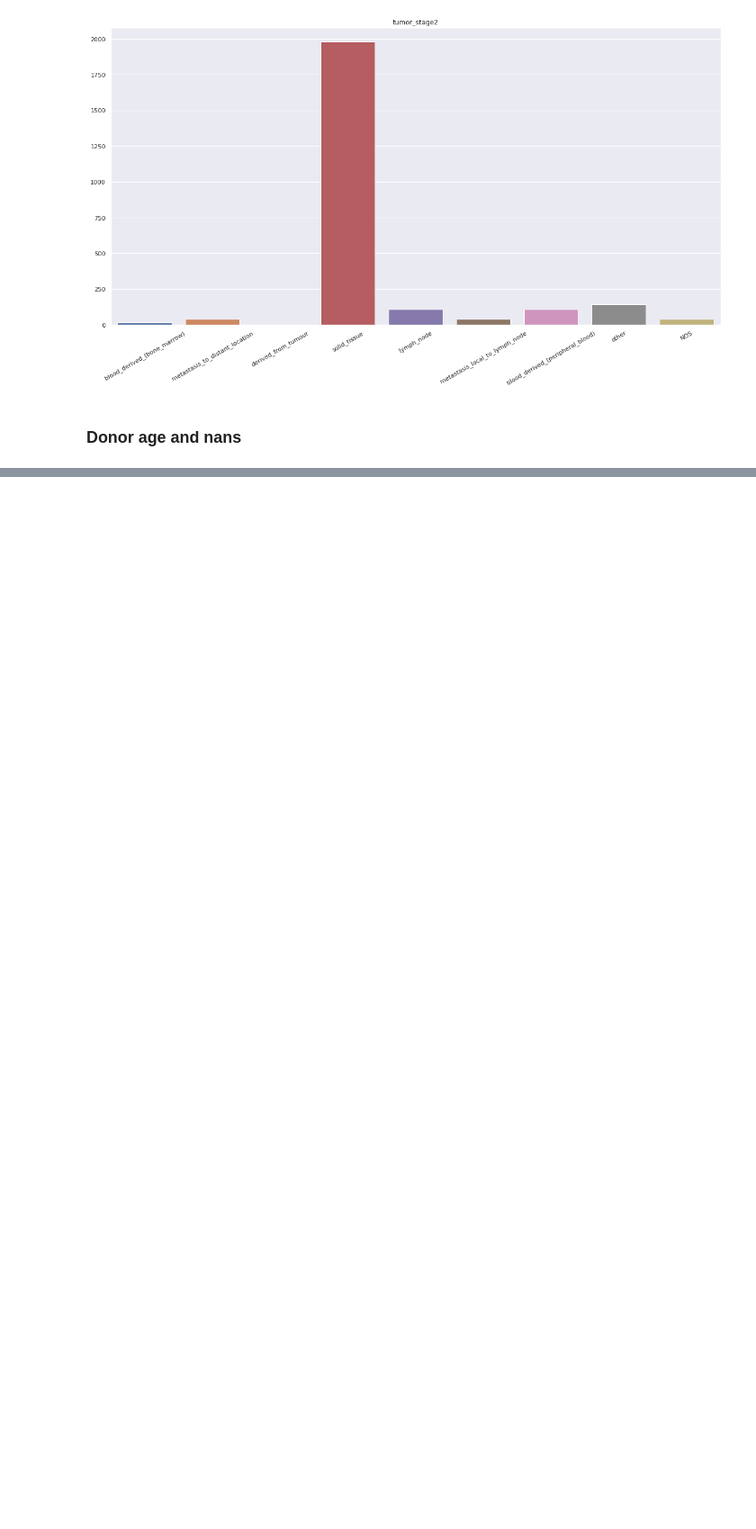
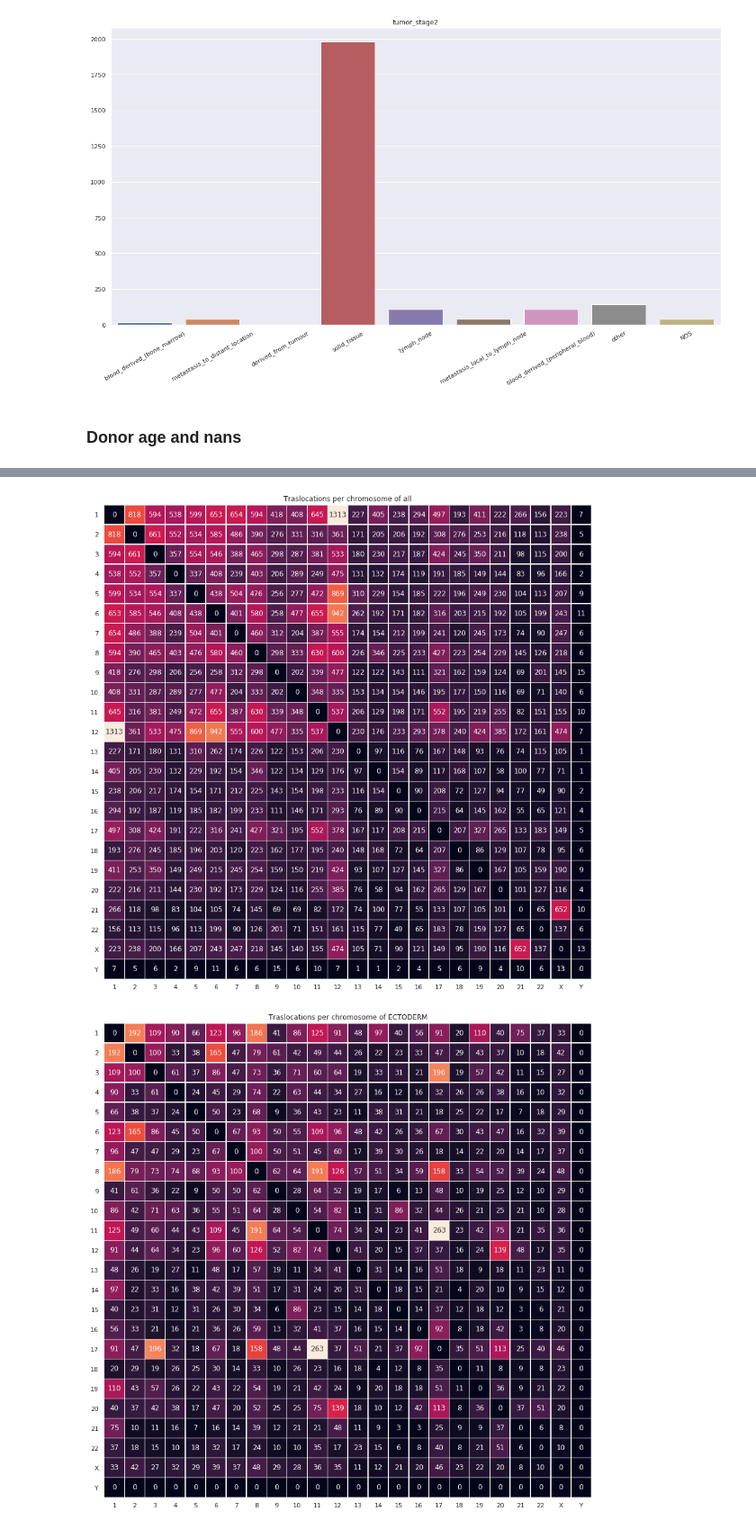
Before and after one commit to HPAI-BSC/chromoplexy_analysis, a Jupyter notebook: src/metadata_study/Data analysis.ipynb, the cells around one changed output, grey strips where cells are left out. Shown at 90% size. Drawn from its saved outputs; the diff is of its cells as text; code cells hidden in the pictures; blank space fills up the shorter version.

```diff
--- a/src/metadata_study/Data analysis.ipynb
+++ b/src/metadata_study/Data analysis.ipynb
@@ -186,0 +277,69 @@ study_donor_age_vs_histology()
+# %%
+def traslocations_frequency_per_chromosome():
+    """
+    This function generates crosstabs to compare the frecuency of the traslocations and other kinds of breaks
+    in the different chromosomes.
+    """
+
+    NUMBER_OF_SAMPLES = -1
+    # Directory containing the files
+    data_path = DATAPATH + '/raw_original_data/allfiles/'
+
+    meta = pd.read_csv(METADATAPATH)
+    meta = meta.set_index('sampleID')
+
+    all_patients = os.listdir(data_path)[:NUMBER_OF_SAMPLES]
+    all_patients = [p.replace('.vcf.tsv', '') for p in all_patients]
+    # Take only the patients that have metadata.
+    all_patients = [p for p in all_patients if p in list(meta.index)]
+
+    cross_tabs = {}
+
+    cross_tabs_traslocations = {}
+
+    # I initialize all the crosstabs
+    for histology in histologies:
+        cross_tabs[histology] = pd.DataFrame(columns=['DEL', 'DUP', 'TRA', 'h2hINV', 't2tINV'],
+                          index=chromosomes)
+        cross_tabs_traslocations[histology] = pd.DataFrame(0, columns=chromosomes, index=chromosomes)
+        # to avoid formating issues
+        cross_tabs[histology].index = cross_tabs[histology].index.map(str)
+        cross_tabs_traslocations[histology].index = cross_tabs_traslocations[histology].index.map(str)
+        # To obtain the chromosomes ordered
+        cross_tabs[histology] = cross_tabs[histology].reindex(index=natsorted(cross_tabs[histology].index))
+
+    for patient in all_patients:
+        patient_path = data_path + patient + '.vcf.tsv'
+        # load patient breaks
+        patient_breaks = pd.read_csv(patient_path, sep='\t', index_col=None)
+        # load the chromosomes as strings
+        patient_breaks['chrom2'] = patient_breaks['chrom2'].map(str)
+        # generate a crosstab of the svclass with the chromosomes
+        ct = pd.crosstab(patient_breaks['chrom2'], patient_breaks['svclass'])
+        ct.index = ct.index.map(str)
+
+        patient_histology = meta.loc[patient, 'histology_tier1']
+
+        cross_tabs['all'] = cross_tabs['all'].add(ct, fill_value=0)
+        cross_tabs[patient_histology] = cross_tabs[patient_histology].add(ct,fill_value=0)
+
+        # The TRA classes have different chromosome1 and chromosome2, I want to make a heatmap of the changes.
+        only_TRA = patient_breaks.loc[patient_breaks['svclass'] == 'TRA']
+        ct_tra = pd.crosstab(only_TRA['#chrom1'], only_TRA['chrom2'])
+        ct_tra.index = ct_tra.index.map(str)
+
+        cross_tabs_traslocations['all'] = cross_tabs_traslocations['all'].add(ct_tra, fill_value=0)
+        cross_tabs_traslocations[patient_histology] = cross_tabs_traslocations[patient_histology].add(ct_tra, fill_value=0)
+
+        for hist in histologies:
+            cross_tabs[hist] = cross_tabs[hist].fillna(0)
+    return cross_tabs, cross_tabs_traslocations
+
+
+cross_tabs, cross_tabs_traslocations = traslocations_frequency_per_chromosome()
+
+for hist in histologies:
+    plot_heatmap_traslocations(cross_tabs_traslocations[hist],hist)
+# %% [output]
+[figure, added]
+[figure, added]
```
Also changed, not shown: parts of 17 cells of this notebook, 1 other file.
